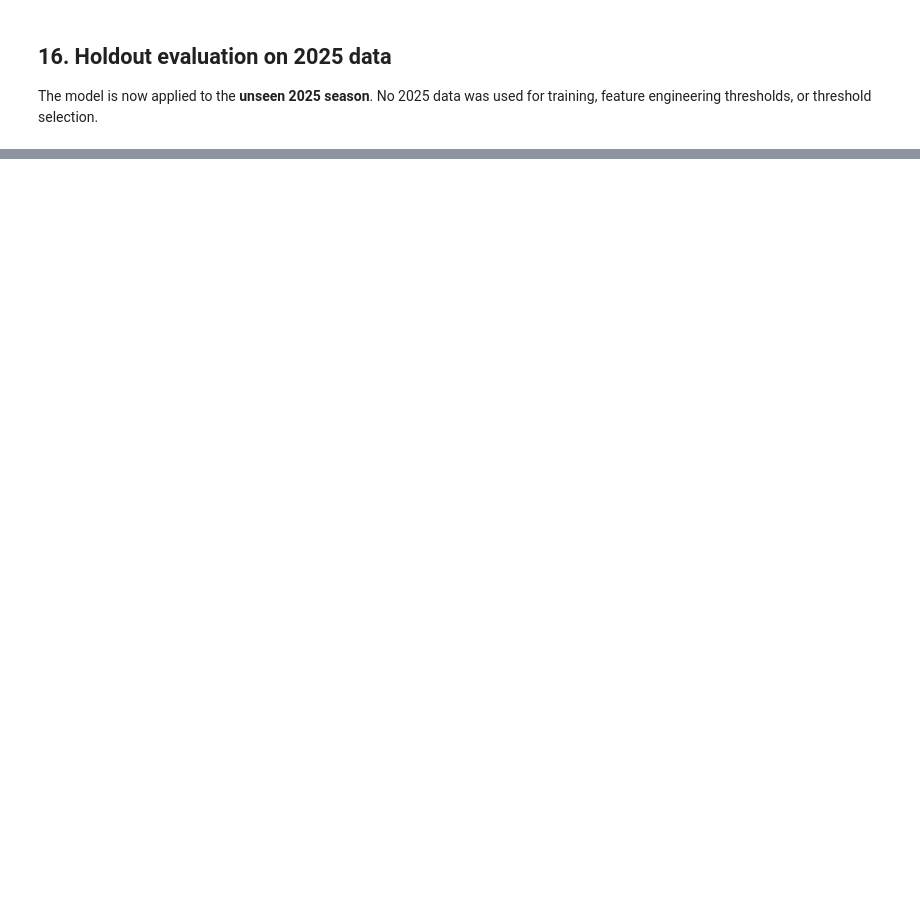
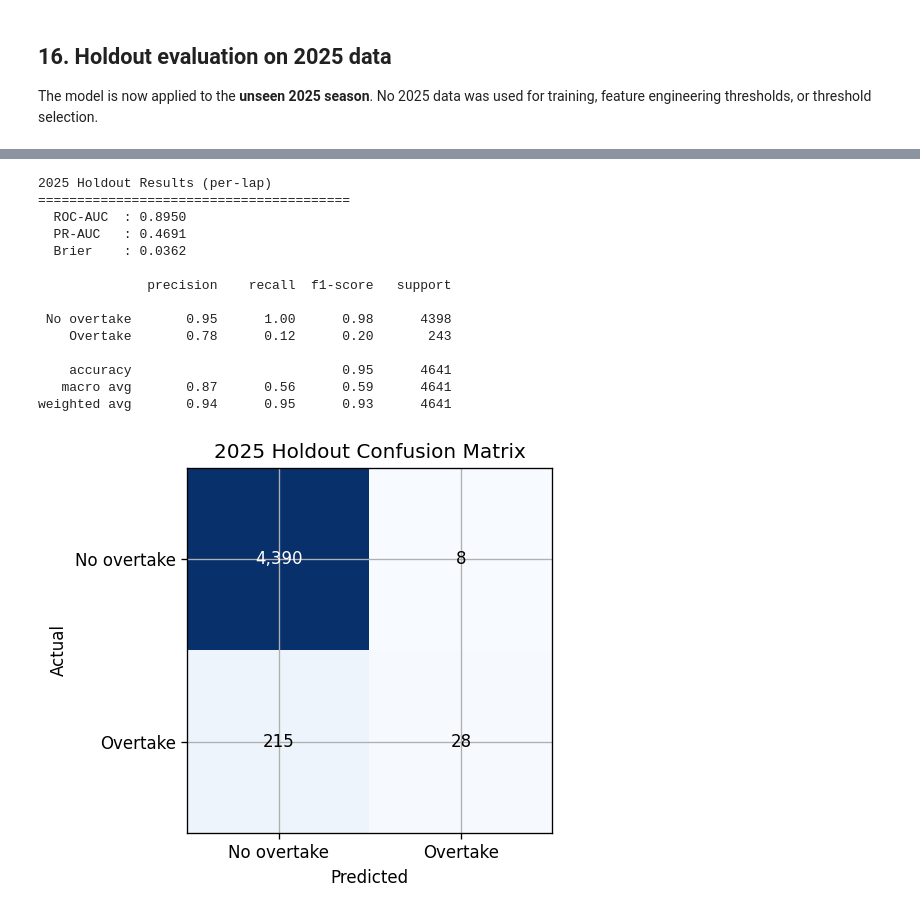
Before and after one commit to AminN77/formula1-overtake-prediction, a Jupyter notebook: notebooks/model_testing_4.ipynb, the cells around one changed output, grey strips where cells are left out. Drawn from its saved outputs; the diff is of its cells as text; code cells hidden in the pictures; blank space fills up the shorter version.

```diff
--- a/notebooks/model_testing_4.ipynb
+++ b/notebooks/model_testing_4.ipynb
@@ -1115,0 +592,69 @@ Note: v3 2025 columns match the published model_testing_3 / README holdout.
+# %%
+if X_test is not None and y_test is not None:
+    probas_2025 = full_pipeline.predict_proba(X_test)[:, 1]
+    preds_2025  = (probas_2025 >= best_t).astype(int)
+
+    roc_25 = roc_auc_score(y_test, probas_2025)
+    pr_25  = average_precision_score(y_test, probas_2025)
+    brier_25 = brier_score_loss(y_test, probas_2025)
+    cm_25 = confusion_matrix(y_test, preds_2025)
+
+    print("2025 Holdout Results (per-lap)")
+    print("=" * 40)
+    print(f"  ROC-AUC  : {roc_25:.4f}")
+    print(f"  PR-AUC   : {pr_25:.4f}")
+    print(f"  Brier    : {brier_25:.4f}")
+    print()
+    print(classification_report(y_test, preds_2025, target_names=["No overtake", "Overtake"]))
+
+    fig, ax = plt.subplots(figsize=(5, 4))
+    ax.imshow(cm_25, cmap="Blues")
+    for i in range(2):
+        for j in range(2):
+            ax.text(j, i, f"{cm_25[i, j]:,}", ha="center", va="center",
+                    color="white" if cm_25[i, j] > cm_25.max() / 2 else "black")
+    ax.set_xticks([0, 1]); ax.set_yticks([0, 1])
+    ax.set_xticklabels(["No overtake", "Overtake"])
+    ax.set_yticklabels(["No overtake", "Overtake"])
+    ax.set_xlabel("Predicted"); ax.set_ylabel("Actual")
+    ax.set_title("2025 Holdout Confusion Matrix")
+    plt.tight_layout(); plt.show()
+
+    meta = _json.loads(meta_path.read_text())
+    meta["holdout_metrics"] = {
+        "roc_auc": float(roc_25),
+        "pr_auc": float(pr_25),
+        "brier": float(brier_25),
+        "best_f1_threshold": float(best_t),
+        "confusion_matrix": cm_25.tolist(),
+    }
+    meta_path.write_text(_json.dumps(meta, indent=2))
+
+    race_summary = (
+        pd.DataFrame({"race_name": df_test["race_name"].values, "actual": y_test, "proba": probas_2025, "pred": preds_2025})
+        .groupby("race_name", as_index=False)
+        .agg(rows=("actual", "size"), actual_positive_rate=("actual", "mean"), predicted_positive_rate=("pred", "mean"), mean_probability=("proba", "mean"))
+        .sort_values("actual_positive_rate", ascending=False)
+    )
+    print(race_summary.head(10).to_string(index=False))
+    print("\nInterpretation:")
+    print("- The 2025 holdout shows how well the model generalizes to a season it never saw during training.")
+    print("- Comparing actual and predicted positive rates by race helps spot circuits where the model is over-calling or under-calling overtakes.")
+else:
+    print("Skipping holdout — 2025 data not available.")
+# %% [output]
+2025 Holdout Results (per-lap)
+========================================
+  ROC-AUC  : 0.8950
+  PR-AUC   : 0.4691
+  Brier    : 0.0362
+
+              precision    recall  f1-score   support
+
+ No overtake       0.95      1.00      0.98      4398
+    Overtake       0.78      0.12      0.20       243
+
+    accuracy                           0.95      4641
+   macro avg       0.87      0.56      0.59      4641
+weighted avg       0.94      0.95      0.93      4641
+[figure, added]
```
Also changed, not shown: parts of 35 cells of this notebook, 31 other files.
